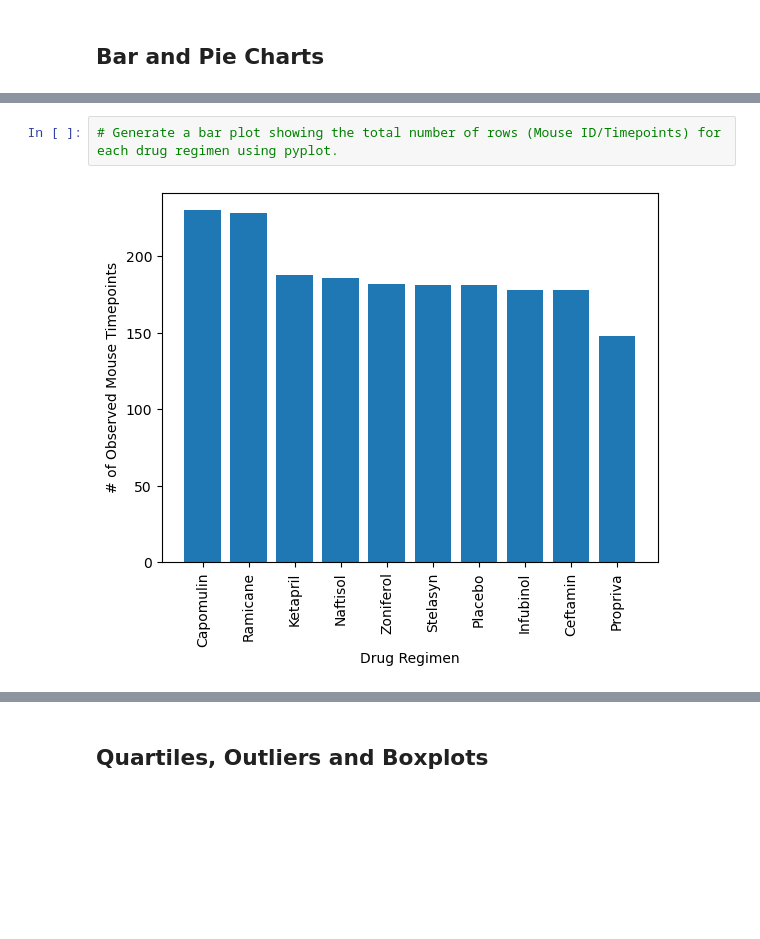
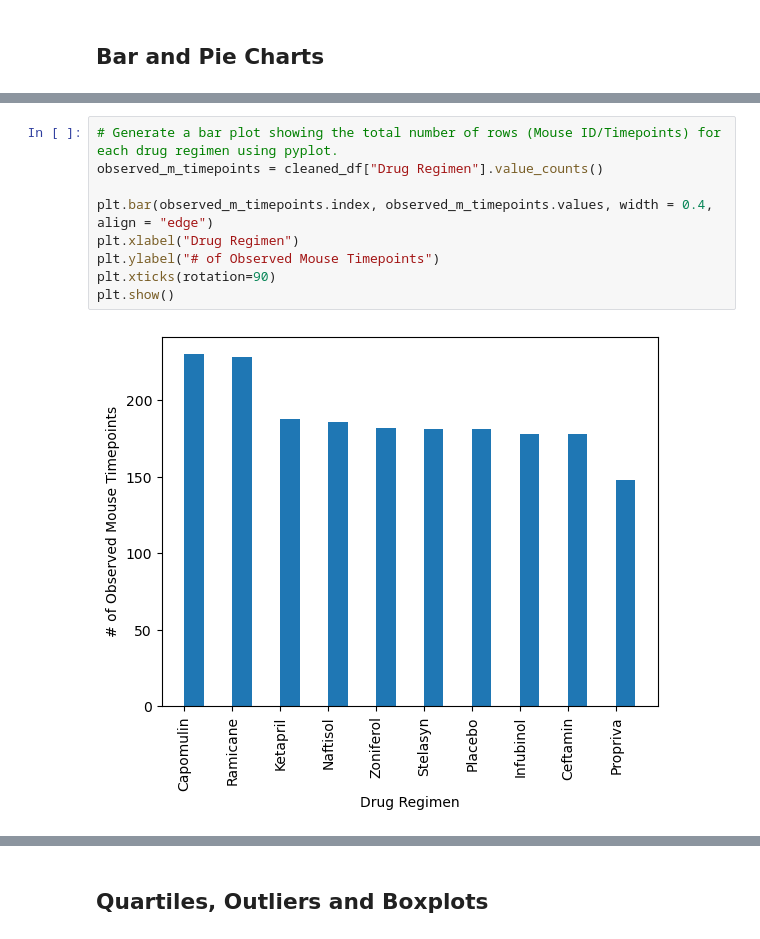
Before and after one commit to itzelvazsan/matplotlib-challenge, a Jupyter notebook: pymaceuticals.ipynb, the cells around one changed output, grey strips where cells are left out. Drawn from its saved outputs; the diff is of its cells as text; blank space fills up the shorter version.

```diff
--- a/pymaceuticals.ipynb
+++ b/pymaceuticals.ipynb
@@ -135,8 +124,15 @@ statistics_summary
 [figure]
 # %%
 # Generate a bar plot showing the total number of rows (Mouse ID/Timepoints) for each drug regimen using pyplot.
+observed_m_timepoints = cleaned_df["Drug Regimen"].value_counts()
+
+plt.bar(observed_m_timepoints.index, observed_m_timepoints.values, width = 0.4, align = "edge")
+plt.xlabel("Drug Regimen")
+plt.ylabel("# of Observed Mouse Timepoints")
+plt.xticks(rotation=90)
+plt.show()
 # %% [output]
-[figure, old version]
+[figure, new version]
 # %%
 # Generate a pie chart, using Pandas, showing the distribution of unique female versus male mice used in the study
 
```
Also changed, not shown: parts of 4 cells of this notebook.
